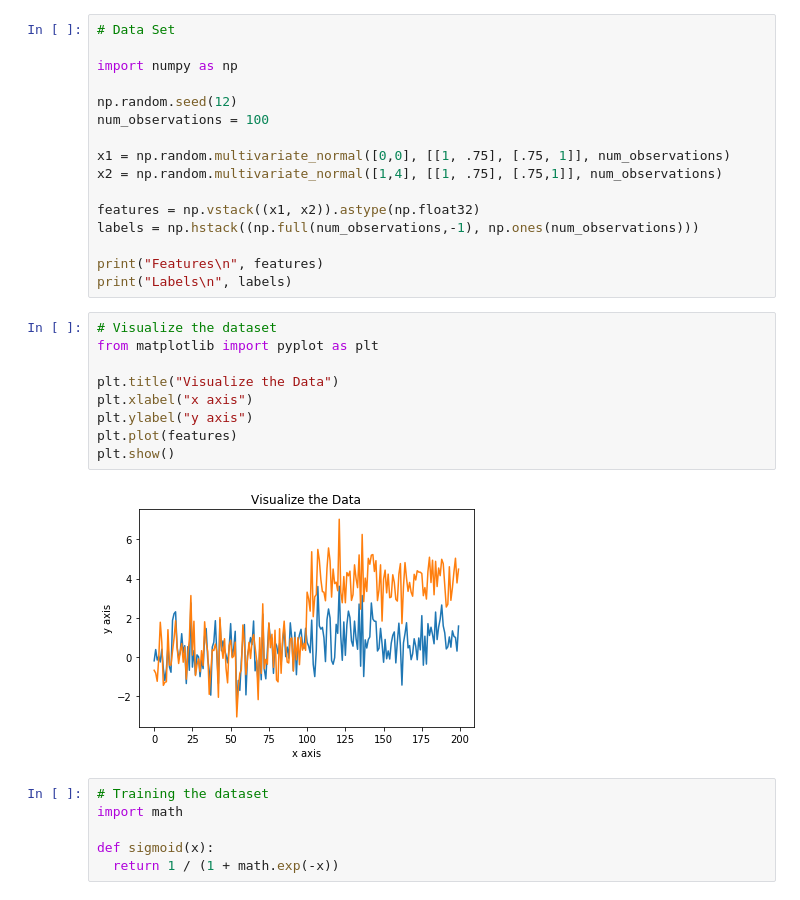
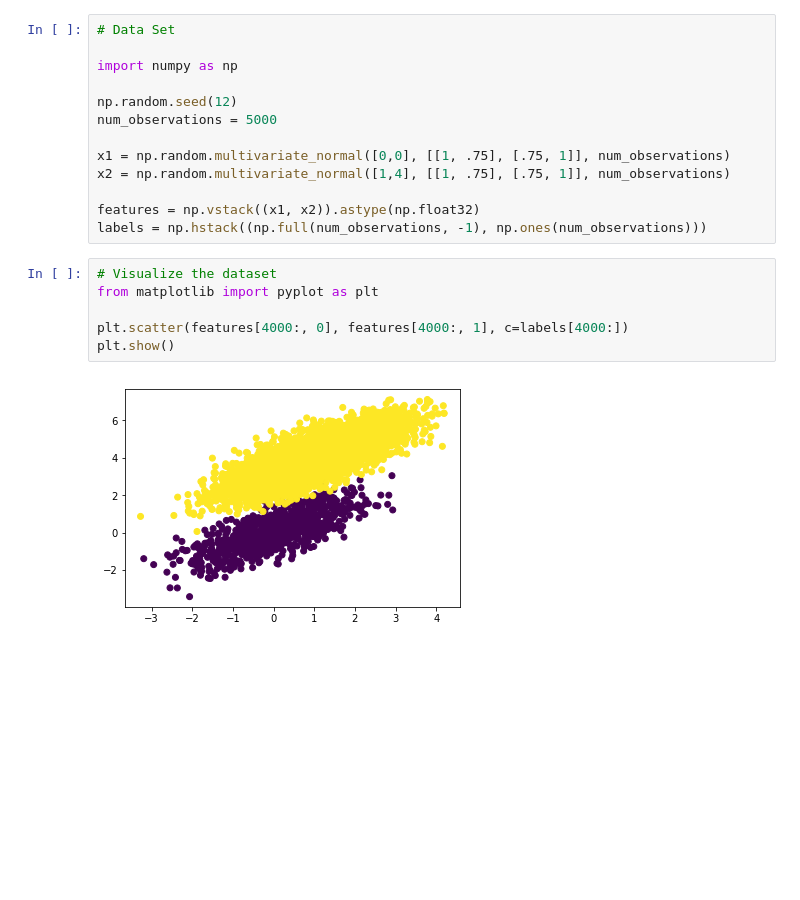
Before and after one commit to sampiecz/490_ASSN2, a Jupyter notebook: ASSN2.ipynb, the cells around one changed output. Cells and saved outputs as stored; diff of their text form; blank space fills up the shorter version.

```diff
--- a/ASSN2.ipynb
+++ b/ASSN2.ipynb
@@ -6,30 +6,18 @@
 import numpy as np
 
 np.random.seed(12)
-num_observations = 100
+num_observations = 5000
 
 x1 = np.random.multivariate_normal([0,0], [[1, .75], [.75, 1]], num_observations)
-x2 = np.random.multivariate_normal([1,4], [[1, .75], [.75,1]], num_observations)
+x2 = np.random.multivariate_normal([1,4], [[1, .75], [.75, 1]], num_observations)
 
 features = np.vstack((x1, x2)).astype(np.float32)
-labels = np.hstack((np.full(num_observations,-1), np.ones(num_observations)))
-
-print("Features\n", features)
-print("Labels\n", labels)
+labels = np.hstack((np.full(num_observations, -1), np.ones(num_observations)))
 # %%
 # Visualize the dataset
 from matplotlib import pyplot as plt
 
-plt.title("Visualize the Data")
-plt.xlabel("x axis")
-plt.ylabel("y axis")
-plt.plot(features)
+plt.scatter(features[4000:, 0], features[4000:, 1], c=labels[4000:])
 plt.show()
 # %% [output]
-[figure, old version]
+[figure, new version]
-# %%
-# Training the dataset
-import math
-
-def sigmoid(x):
-  return 1 / (1 + math.exp(-x))
```
Also changed, not shown: parts of 2 cells of this notebook.
